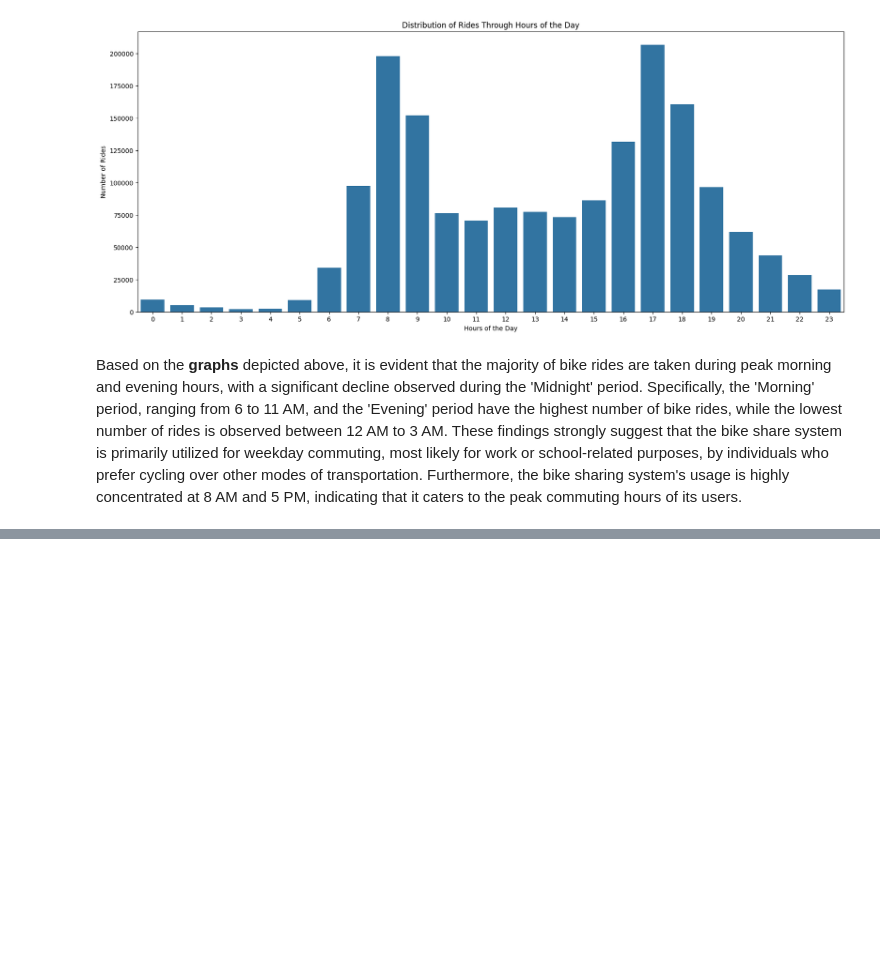
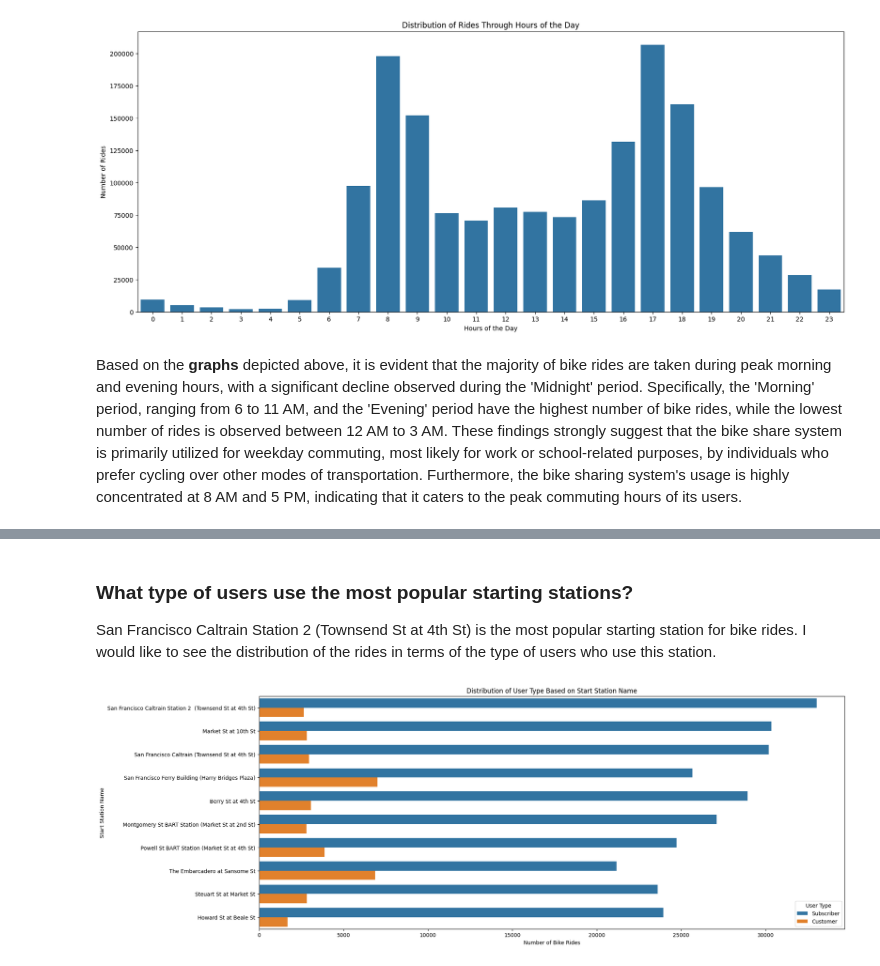
Before and after one commit to kisyular/data-visualization-project, a Jupyter notebook: Part_II_slide_deck.ipynb, the cells around one changed output, grey strips where cells are left out. Cells and saved outputs as stored; diff of their text form; code cells hidden in the pictures; blank space fills up the shorter version.

```diff
--- a/Part_II_slide_deck.ipynb
+++ b/Part_II_slide_deck.ipynb
@@ -87,0 +104,17 @@ Based on the **graphs** depicted above, it is evident that the majority of bike
+# %%
+def top_stations_data(title, hue, y_label='Start Station Name', x_label='Number of Bike Rides'):
+    # Plot the top 10 stations with most number of bike rides
+    plt.figure(figsize=[20, 8])
+    sb.countplot(data=bike_data, y='start_station_name', hue=hue, order=bike_data.start_station_name.value_counts().iloc[:10].index)
+    plt.xlabel(x_label)
+    plt.ylabel(y_label)
+    plt.title('Distribution of ' + title + ' Based on Start Station Name')
+    plt.legend(title=title);
+# %% [markdown]
+### What type of users use the most popular starting stations?
+San Francisco Caltrain Station 2 (Townsend St at 4th St) is the most popular starting station for bike rides. I would like to see the distribution of the rides in terms of the type of users who use this station.
+# %%
+# clustered bar chart of `user_type` bike rides in the 10 most common `start_station_name`
+top_stations_data('User Type', 'user_type')
+# %% [output]
+[figure, added]
```
Also changed, not shown: parts of 8 cells of this notebook.
